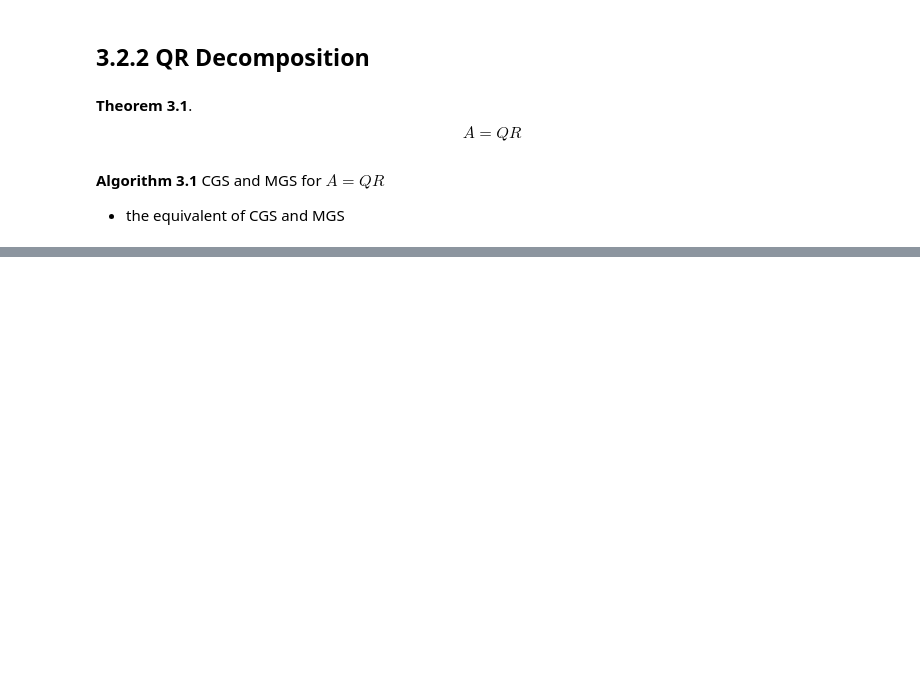
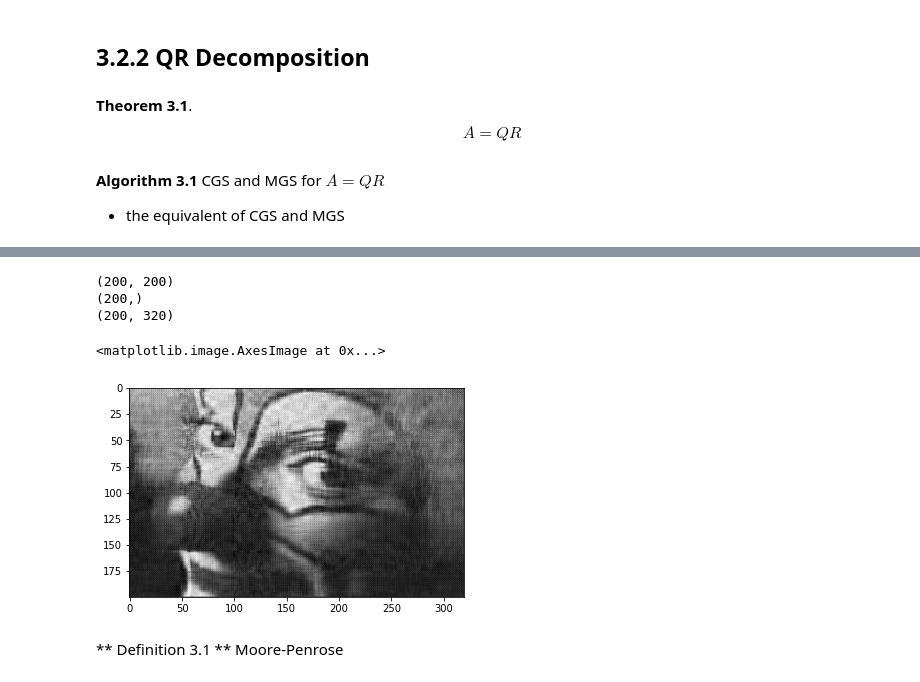
Before and after one commit to weihuayi/numerical-algebra, a Jupyter notebook: lessons/chapter-3/3.2.ipynb, the cells around one changed output, grey strips where cells are left out. Saved outputs shown, nothing was run; the diff lists cells and outputs as text; code cells hidden in the pictures; blank space fills up the shorter version.

```diff
--- a/lessons/chapter-3/3.2.ipynb
+++ b/lessons/chapter-3/3.2.ipynb
@@ -40,0 +55,25 @@ MGS:
+# %%
+import scipy.io as sio
+import numpy as np
+import matplotlib.pyplot as plt
+%matplotlib inline
+data = sio.loadmat('clown.mat')
+X = data['X']
+k = 20
+U,S,V = np.linalg.svd(X, full_matrices=False)
+print(U.shape)
+print(S.shape)
+print(V.shape)
+fig = plt.figure()
+axes = fig.gca()
+#m = np.matrix(U[:, :k])*np.diag(S[:k])*np.matrix(V[:k, :])
+m = U[:, :k]@np.diag(S[:k])@V[:k, :]
+axes.imshow(m, cmap='gray')
+# %% [output]
+(200, 200)
+(200,)
+(200, 320)
+<matplotlib.image.AxesImage at 0x...>
+[figure, added]
+# %% [markdown]
+** Definition 3.1 ** Moore-Penrose
```
Also changed, not shown: parts of 6 cells of this notebook, 4 other files.
